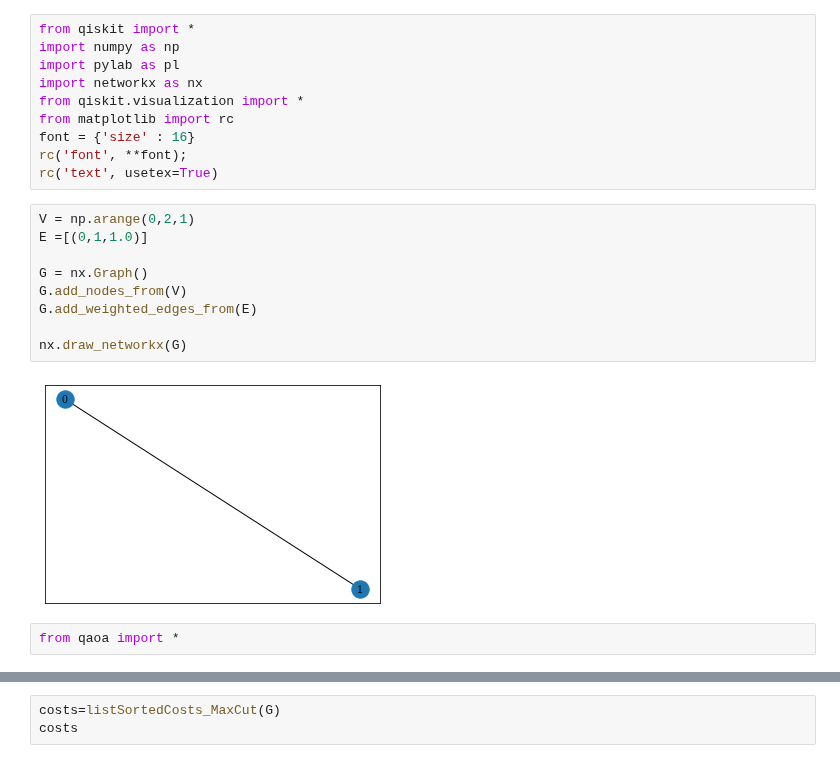
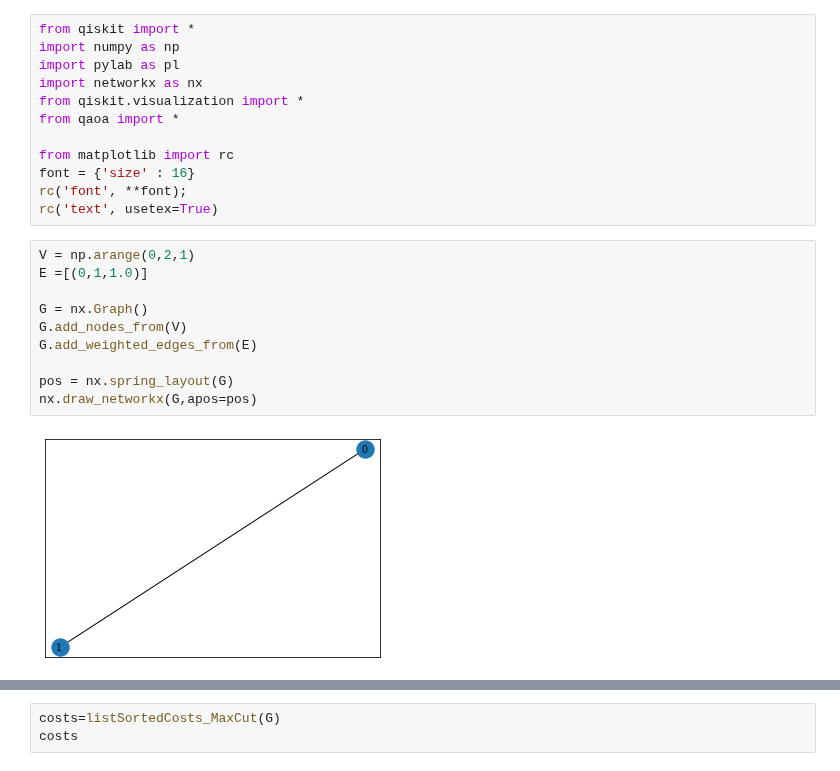
Before and after one commit to OpenQuantumComputing/optimization, a Jupyter notebook: Barbell MaxCut.ipynb, the cells around one changed output, grey strips where cells are left out. Drawn from its saved outputs; the diff is of its cells as text.

```diff
--- a/Barbell MaxCut.ipynb
+++ b/Barbell MaxCut.ipynb
@@ -4,6 +4,8 @@ import numpy as np
 import pylab as pl
 import networkx as nx
 from qiskit.visualization import *
+from qaoa import *
+
 from matplotlib import rc
 font = {'size' : 16}
 rc('font', **font);
@@ -11,16 +13,15 @@ rc('text', usetex=True)
 # %%
 V = np.arange(0,2,1)
 E =[(0,1,1.0)]
 
 G = nx.Graph()
 G.add_nodes_from(V)
 G.add_weighted_edges_from(E)
 
-nx.draw_networkx(G)
+pos = nx.spring_layout(G)
+nx.draw_networkx(G,apos=pos)
 # %% [output]
-[figure, old version]
+[figure, new version]
-# %%
-from qaoa import *
 # %%
 createCircuit_MaxCut(np.array((np.pi,np.pi)),G,1,1,True).draw(output='mpl')
 # %% [output]
```
Also changed, not shown: parts of 11 cells of this notebook, 5 other files.
